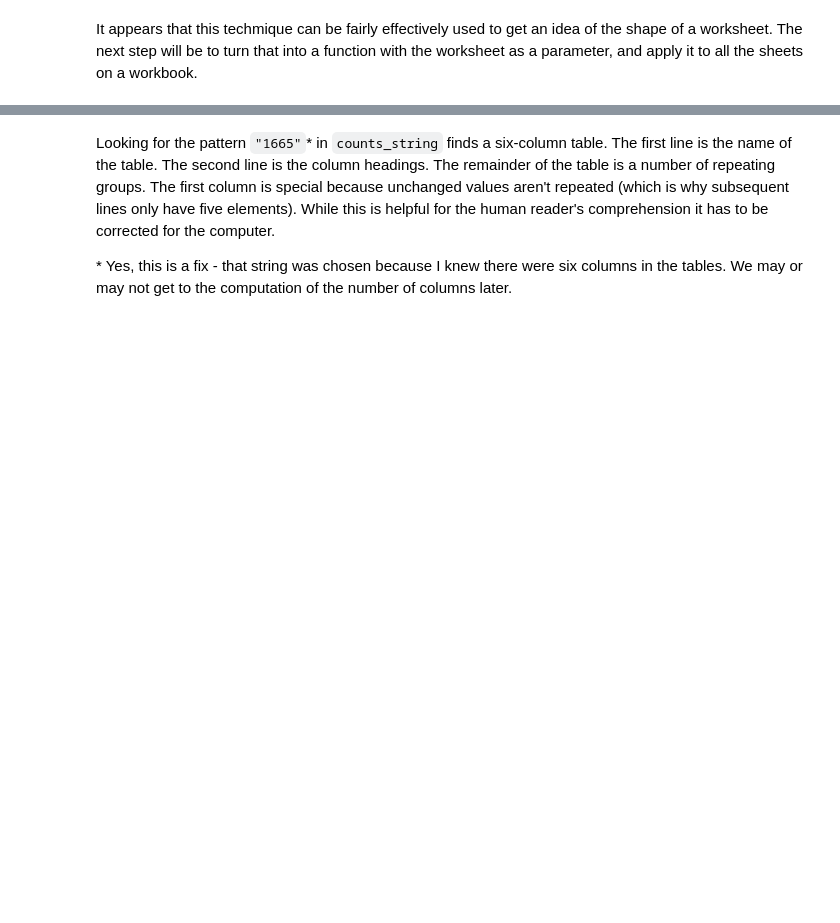
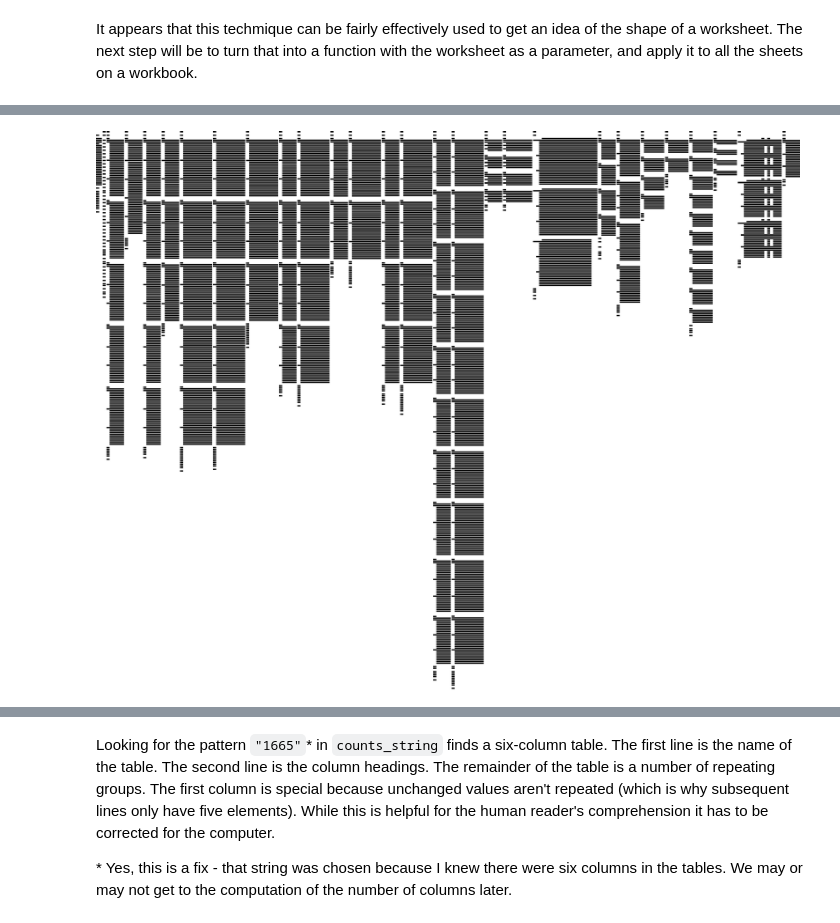
Before and after one commit to holdenweb/xl-tables, a Jupyter notebook: Investigations.ipynb, the cells around one changed output, grey strips where cells are left out. Cells and saved outputs as stored; diff of their text form; code cells hidden in the pictures; blank space fills up the shorter version.

```diff
--- a/Investigations.ipynb
+++ b/Investigations.ipynb
@@ -204,3 +301,7 @@ big_imageaccep
+# %%
+big_image
+# %% [output]
+[figure, added]
 # %%
 ws = wb.worksheets[2]
 ws
```
Also changed, not shown: parts of 45 cells of this notebook.
